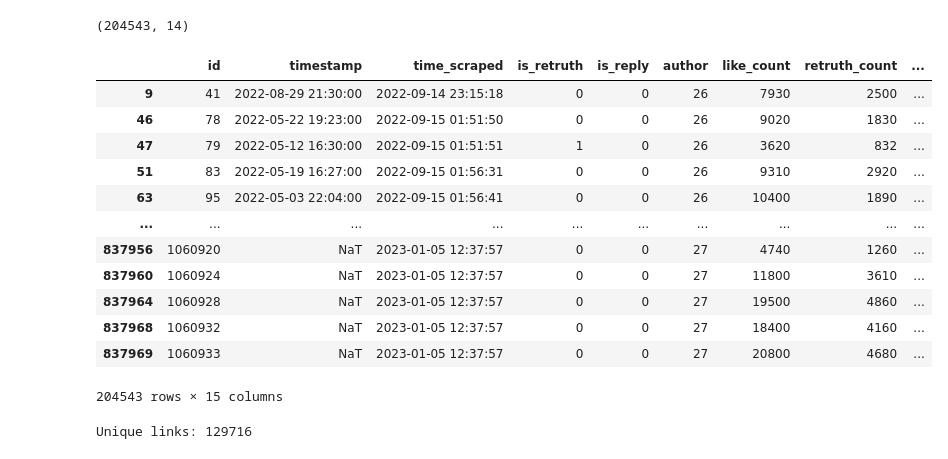
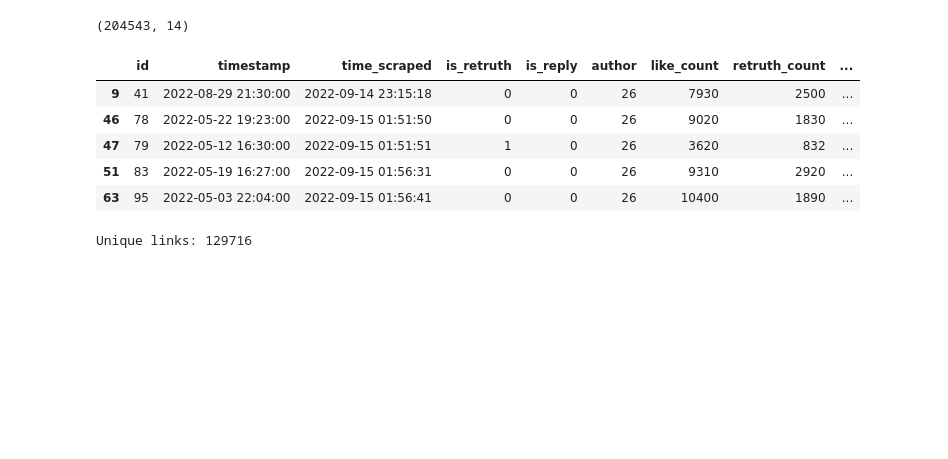
Before and after one commit to jacksonns/Truth-Social-Conspiracy, a Jupyter notebook: conspiracy.ipynb, the cells around one changed output. Drawn from its saved outputs; the diff is of its cells as text; code cells hidden in the pictures; blank space fills up the shorter version.

```diff
--- a/conspiracy.ipynb
+++ b/conspiracy.ipynb
@@ -152,9 +156,9 @@ def extract_domain(link):
 # %%
 # Extract links from posts into new column and explode
 truths['links'] = truths['text'].apply(extract_links)
-truths = truths.explode('links')
 # %%
-truths_with_links = truths.dropna(subset=['links']).copy()
+truths_with_links = truths.explode('links')
+truths_with_links.dropna(subset=['links'], inplace=True)
 truths_with_links.shape
 # %% [output]
 (204543, 14)
@@ -166,21 +170,14 @@ domain_search_regexp = 'https?://([A-Za-z_0-9.-]+).*|www\.([A-Za-z_0-9.-]+).*'
 
 truths_with_links['domain'] = truths_with_links['links'].apply(extract_domain)
 # %%
-truths_with_links
+truths_with_links.head()
 # %% [output]
 |  | id | timestamp | time_scraped | is_retruth | is_reply | author | like_count | retruth_count | ... |
 | 9 | 41 | 2022-08-29 21:30:00 | 2022-09-14 23:15:18 | 0 | 0 | 26 | 7930 | 2500 | ... |
 | 46 | 78 | 2022-05-22 19:23:00 | 2022-09-15 01:51:50 | 0 | 0 | 26 | 9020 | 1830 | ... |
 | 47 | 79 | 2022-05-12 16:30:00 | 2022-09-15 01:51:51 | 1 | 0 | 26 | 3620 | 832 | ... |
 | 51 | 83 | 2022-05-19 16:27:00 | 2022-09-15 01:56:31 | 0 | 0 | 26 | 9310 | 2920 | ... |
 | 63 | 95 | 2022-05-03 22:04:00 | 2022-09-15 01:56:41 | 0 | 0 | 26 | 10400 | 1890 | ... |
-| ... | ... | ... | ... | ... | ... | ... | ... | ... | ... |
-| 837956 | 1060920 | NaT | 2023-01-05 12:37:57 | 0 | 0 | 27 | 4740 | 1260 | ... |
-| 837960 | 1060924 | NaT | 2023-01-05 12:37:57 | 0 | 0 | 27 | 11800 | 3610 | ... |
-| 837964 | 1060928 | NaT | 2023-01-05 12:37:57 | 0 | 0 | 27 | 19500 | 4860 | ... |
-| 837968 | 1060932 | NaT | 2023-01-05 12:37:57 | 0 | 0 | 27 | 18400 | 4160 | ... |
-| 837969 | 1060933 | NaT | 2023-01-05 12:37:57 | 0 | 0 | 27 | 20800 | 4680 | ... |
-204543 rows × 15 columns
 # %%
 print(f"Unique links: {truths_with_links['links'].nunique()}")
 # %% [output]
```
Also changed, not shown: parts of 73 cells of this notebook, 4 other files.
